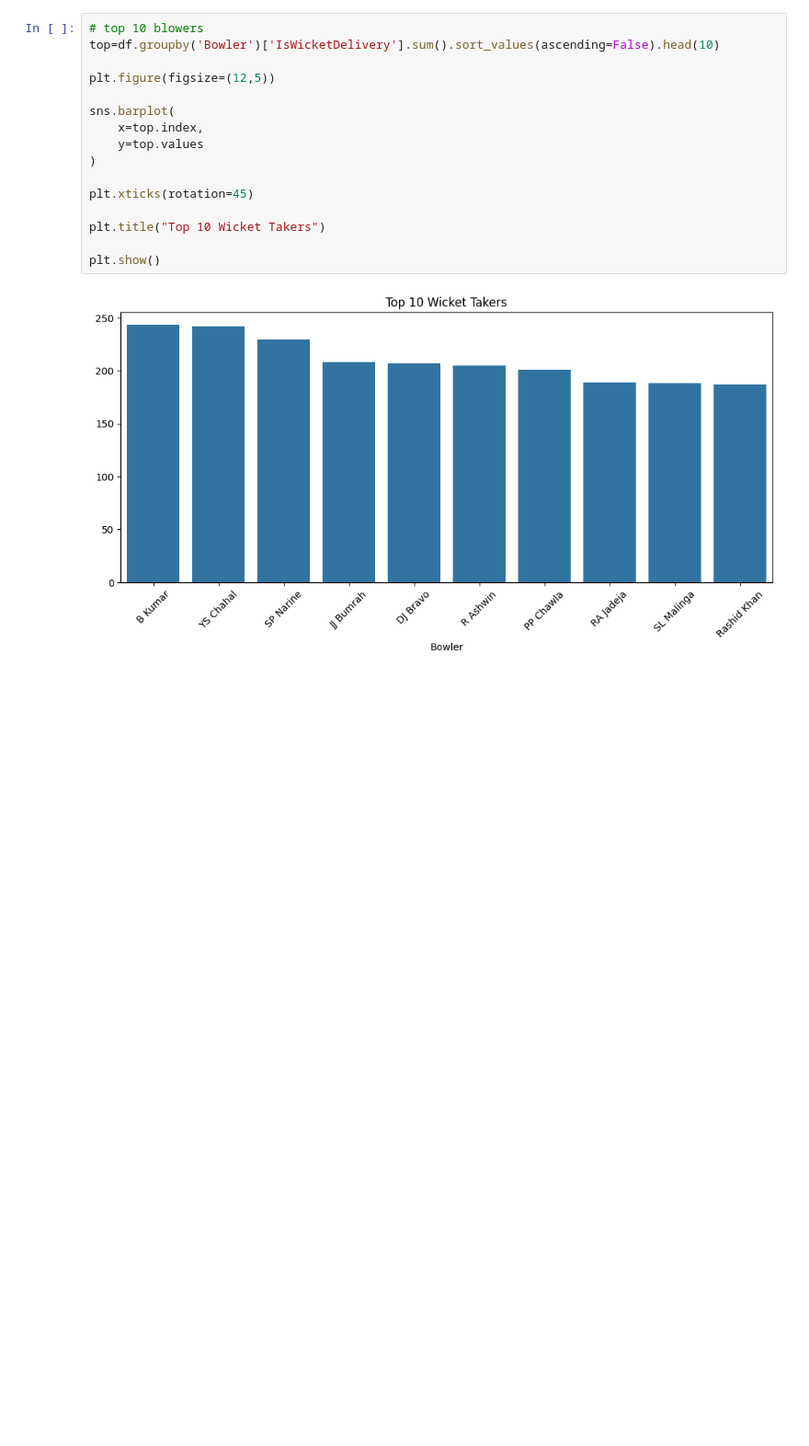
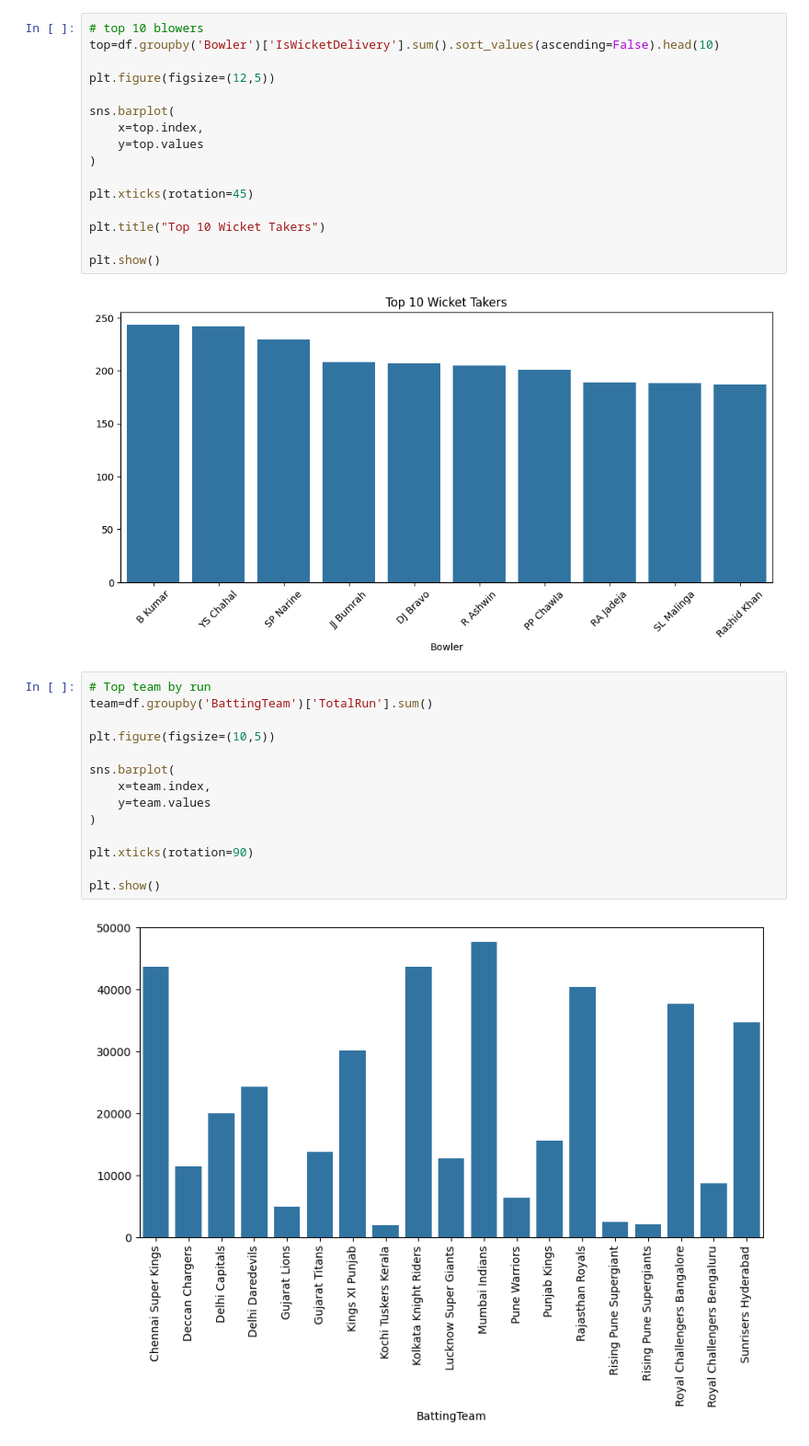
Before and after one commit to samifahim07/Smart-Cricket-Analytics-Ball-by-Ball-Event-Prediction-using-Machine-Learning, a Jupyter notebook: smart_analysis.ipynb, the cells around one changed output. Shown at 92% size. Saved outputs shown, nothing was run; the diff lists cells and outputs as text; blank space fills up the shorter version.

```diff
--- a/smart_analysis.ipynb
+++ b/smart_analysis.ipynb
@@ -255,3 +255,19 @@ plt.title("Top 10 Wicket Takers")
 plt.show()
 # %% [output]
 [figure]
+# %%
+# Top team by run
+team=df.groupby('BattingTeam')['TotalRun'].sum()
+
+plt.figure(figsize=(10,5))
+
+sns.barplot(
+    x=team.index,
+    y=team.values
+)
+
+plt.xticks(rotation=90)
+
+plt.show()
+# %% [output]
+[figure, added]
```
